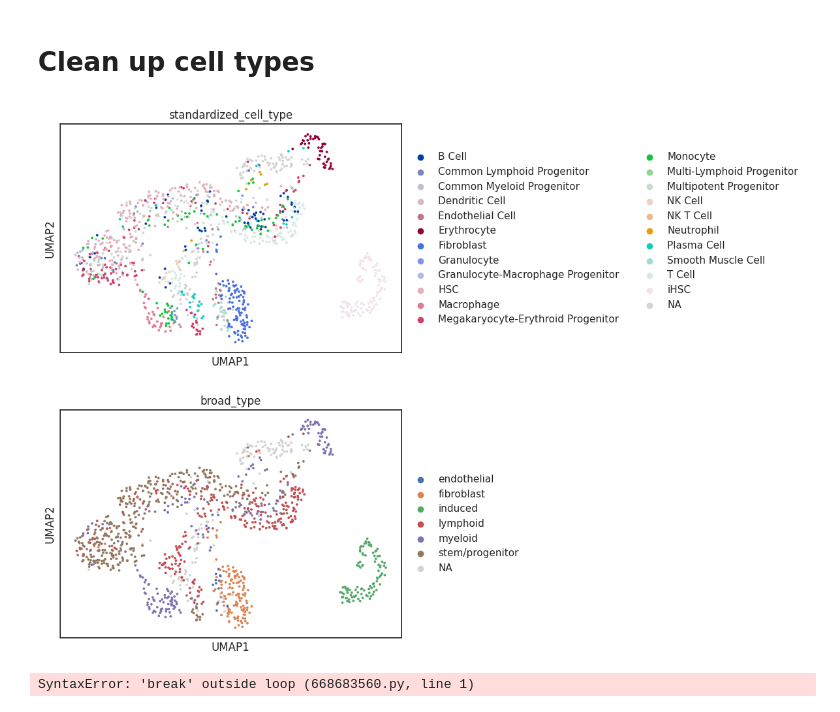
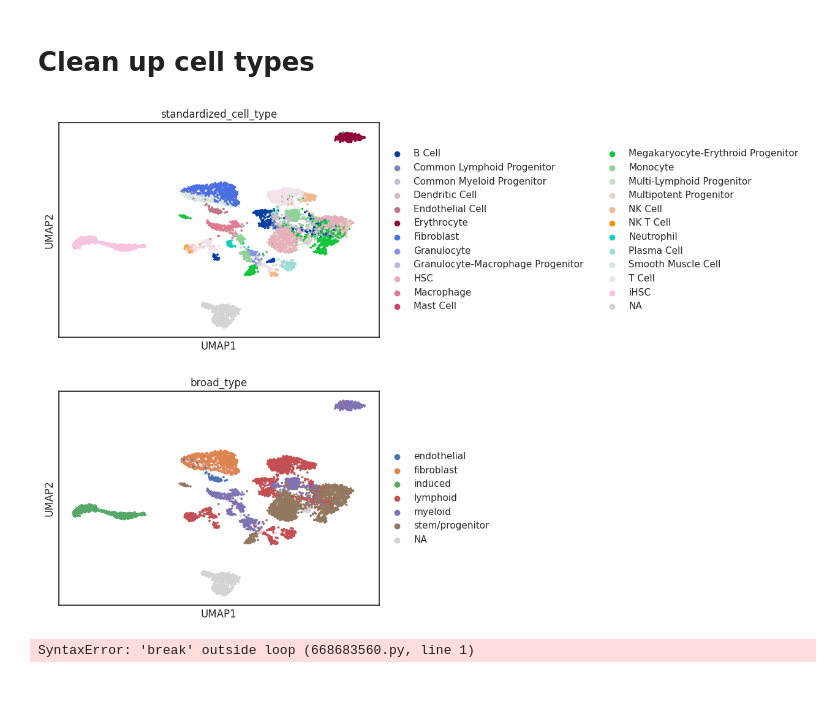
Before and after one commit to CooperStansbury/geneformer_dev, a Jupyter notebook: notebooks/iHSC/iHSC.ipynb, the cells around one changed output. Cells and saved outputs as stored; diff of their text form; code cells hidden in the pictures.

```diff
--- a/notebooks/iHSC/iHSC.ipynb
+++ b/notebooks/iHSC/iHSC.ipynb
@@ -75,7 +91,7 @@ Dataset({
 # %%
 reload(gtu)
 torch.cuda.empty_cache()
-embs = gtu.extract_embedding_in_mem(model, data, layer_to_quant=0)
+embs = gtu.extract_embedding_in_mem(model, data, layer_to_quant=-1)
 print(f"{embs.shape=}")
 
 # translate into an anndata object and plot
@@ -114,24 +130,24 @@ AnnData object with n_obs × n_vars = 1200 × 512
 # %% [markdown]
 # Clean up cell types
 # %%
-fpath = "ihsc_cell_types.csv"
+fpath = "../ihsc_cell_types.csv"
 cell_map = pd.read_csv(fpath, comment="#")
 
 adata.obs = pd.merge(adata.obs,
                      cell_map,
                      how='left',
                      left_on='cell_type',
                      right_on='label',
                     )
 
 sc.pl.umap(
     adata,
     color=["standardized_cell_type","broad_type"],
     ncols=1,
     size=30,
 )
 # %% [output]
-[figure, old version]
+[figure, new version]
 # %%
 break
 # %% [output]
```
Also changed, not shown: parts of 3 cells of this notebook, 5 other files.
